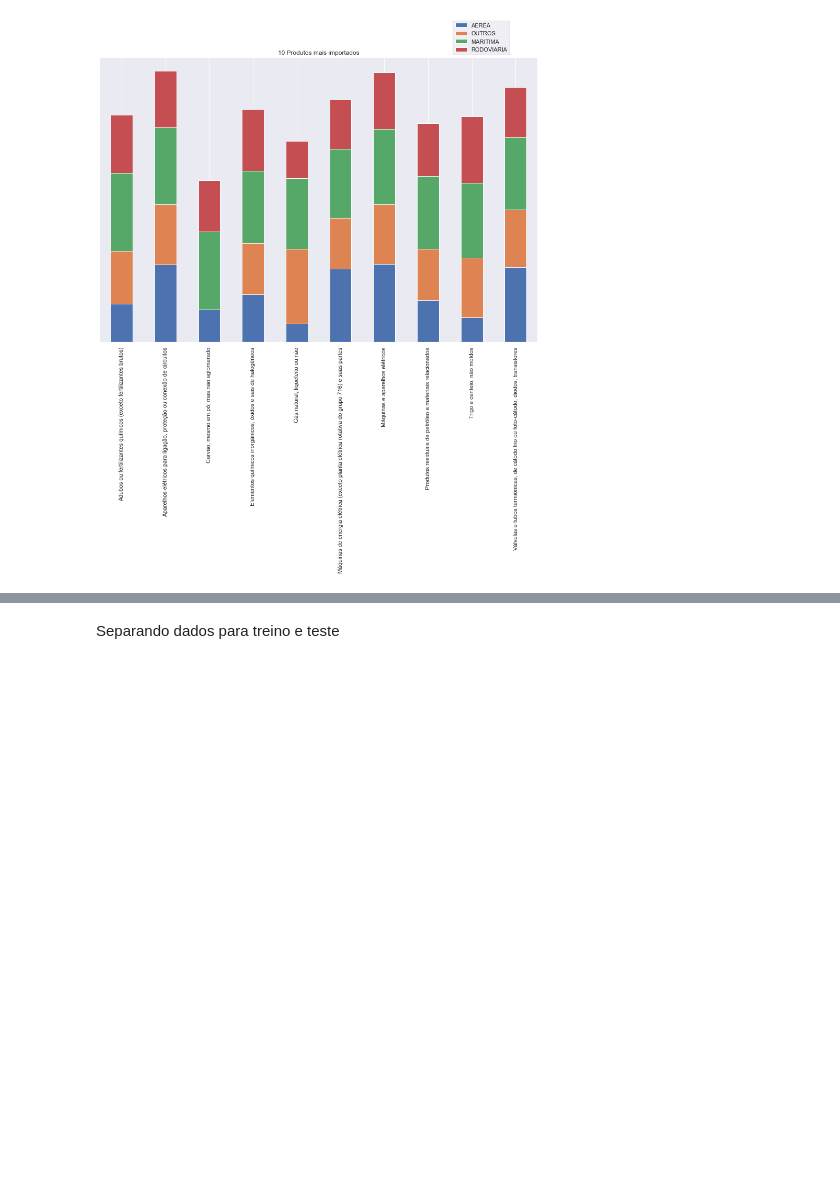
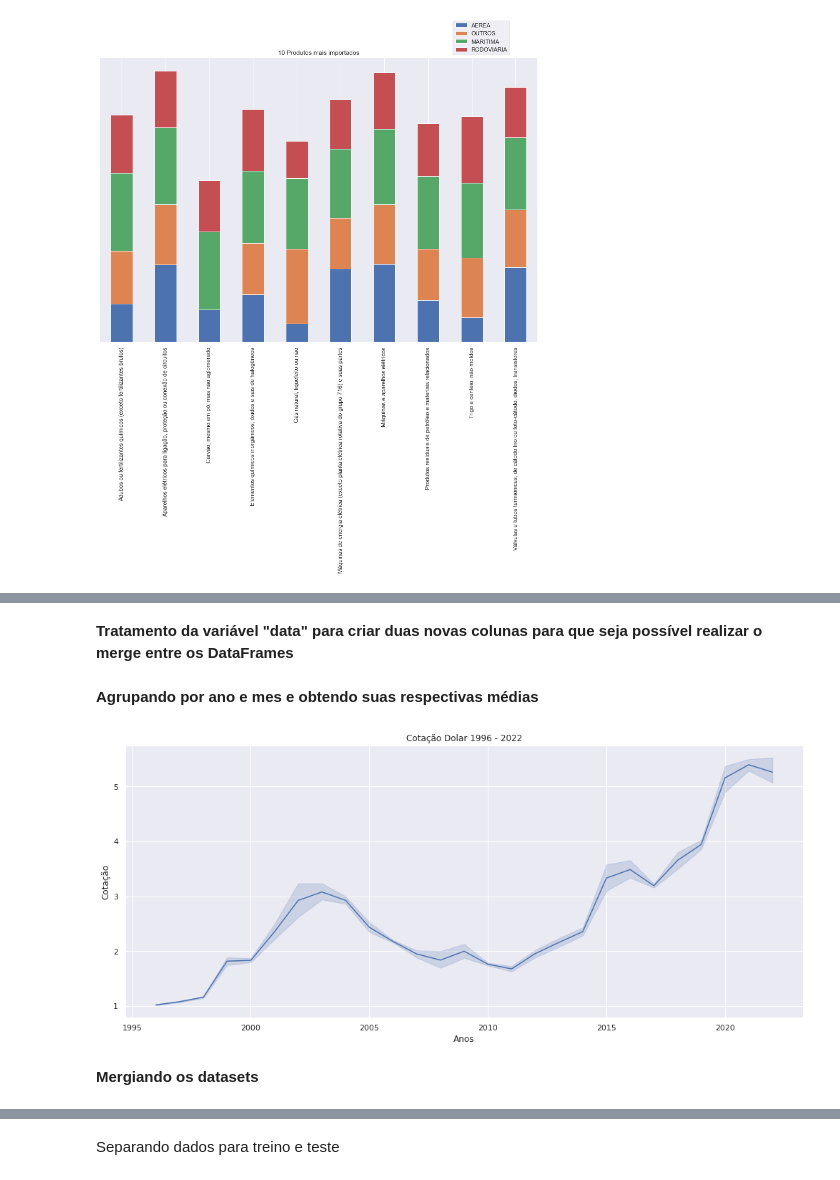
Before and after one commit to Migliorin/Comex-Data-Analysis, a Jupyter notebook: notebooks/analise_dados.ipynb, the cells around one changed output, grey strips where cells are left out. Drawn from its saved outputs; the diff is of its cells as text; code cells hidden in the pictures; blank space fills up the shorter version.

Commit message:
Novas correlações e Aprendizado de Máquina ajustado

```diff
--- a/notebooks/analise_dados.ipynb
+++ b/notebooks/analise_dados.ipynb
@@ -615,0 +513,17 @@ plot_corr(df_base,5,'VL_FOB')
+# %% [markdown]
+**Tratamento da variável "data" para criar duas novas colunas para que seja possível realizar o merge entre os DataFrames**
+# %%
+df_dolar.data = pd.to_datetime(df_dolar.data.apply(lambda x: "-".join(x.split('/')[::-1])))
+
+df_dolar.valor = df_dolar.valor.apply(lambda x: float(x.replace(',','.')))
+
+ano = []
+mes = []
+for data in df_dolar.data:
+    ano.append(int(data.year))
+    mes.append(int(data.month))
+
+df_dolar['ano'] = ano
+df_dolar['mes'] = mes
+# %% [markdown]
+**Agrupando por ano e mes e obtendo suas respectivas médias**
@@ -615,0 +536,18 @@ plot_corr(df_base,5,'VL_FOB')
+# %%
+# Configurando tema
+sns.set_theme(style="darkgrid")
+
+# Configurando tamanho da figura
+fig, ax = plt.subplots(figsize=(17,7))
+
+sns.lineplot(data=df_dolar[['ano','valor']],y='valor',x='ano')
+ax.set_title("Cotação Dolar 1996 - 2022")
+ax.set_ylabel("Cotação")
+ax.set_xlabel("Anos")
+plt.grid(True)
+
+plt.show()
+# %% [output]
+[figure, added]
+# %% [markdown]
+**Mergiando os datasets**
```
Also changed, not shown: parts of 99 cells of this notebook.
